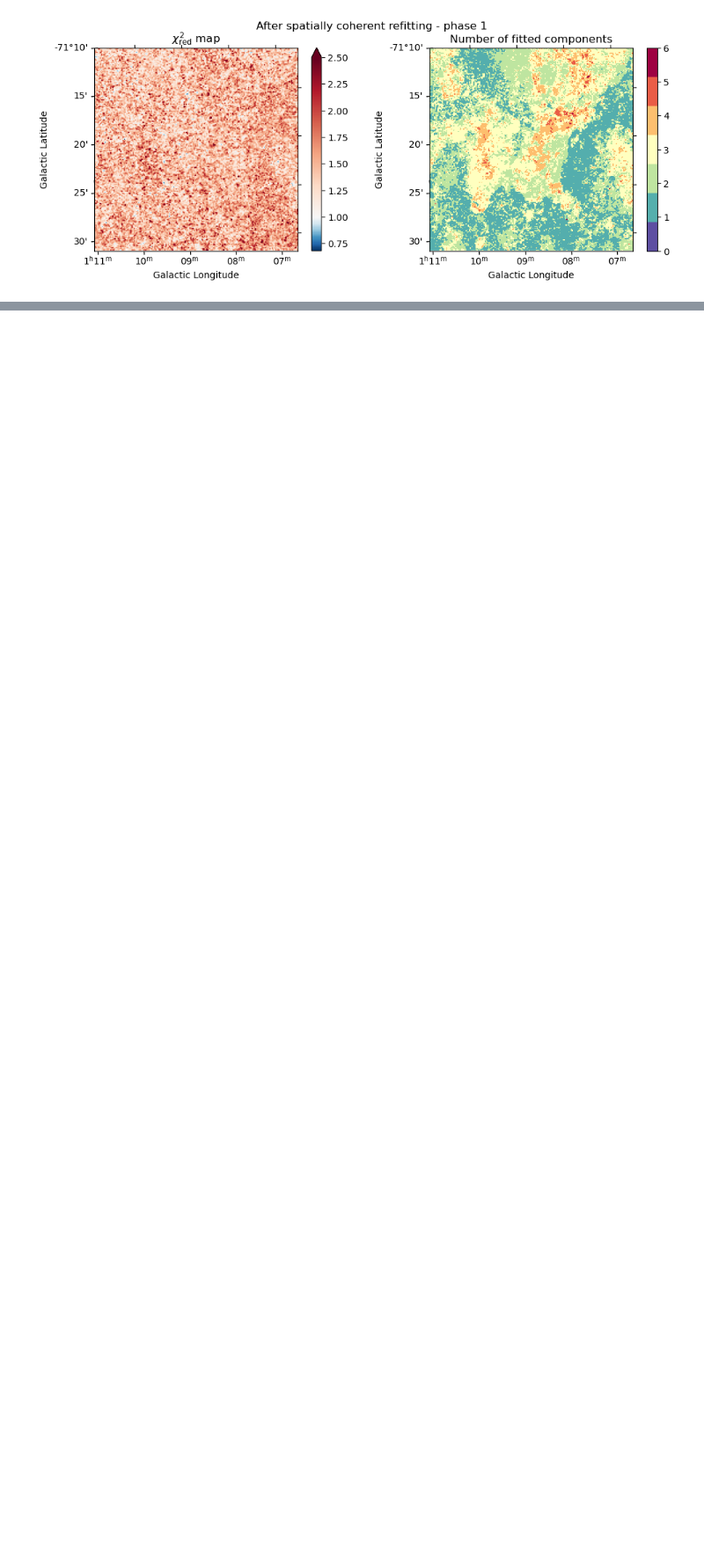
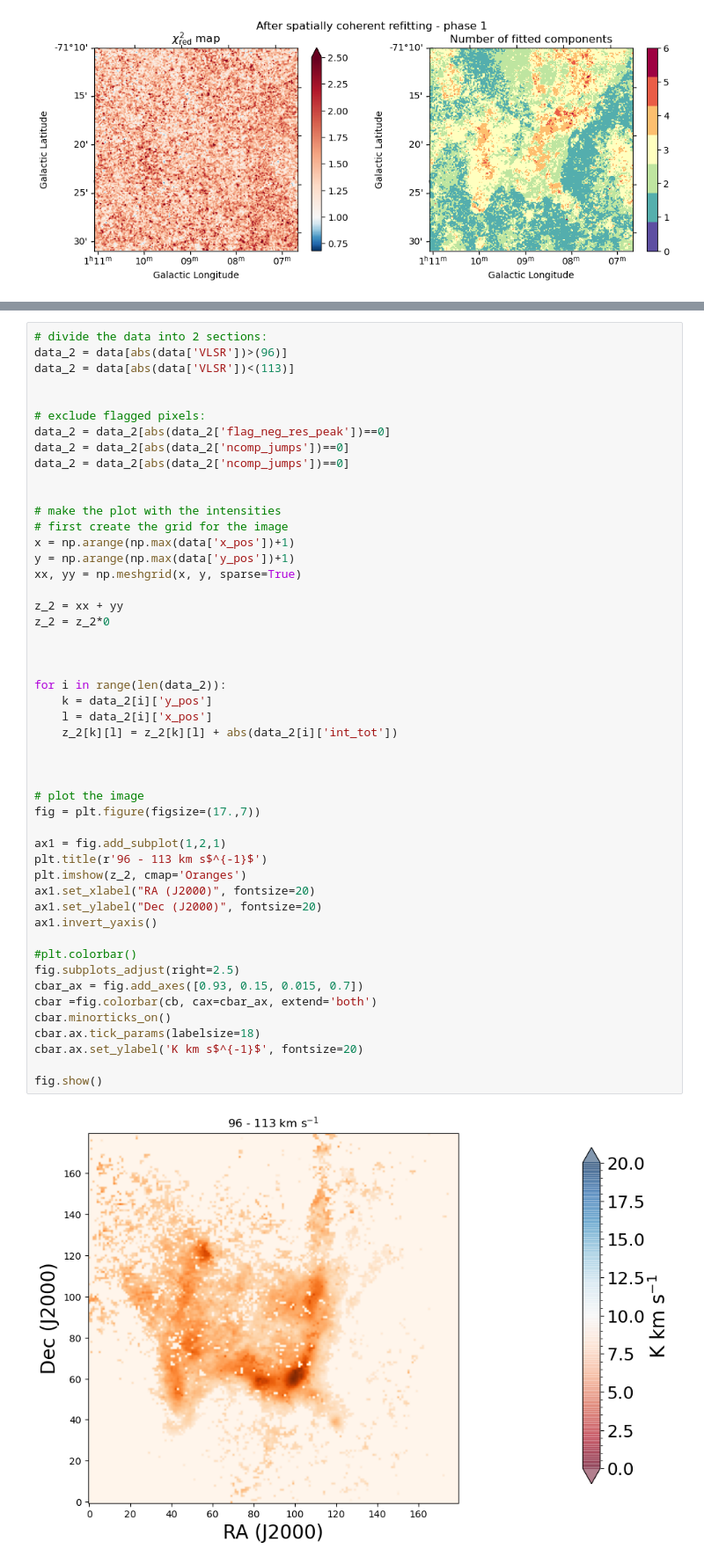
Before and after one commit to OsmerSuarez/Homeworks, a Jupyter notebook: Homework1_Suarez.ipynb, the cells around one changed output, grey strips where cells are left out. Shown at 88% size. Drawn from its saved outputs; the diff is of its cells as text; blank space fills up the shorter version.

```diff
--- a/Homework1_Suarez.ipynb
+++ b/Homework1_Suarez.ipynb
@@ -301,0 +498,51 @@ plt.show()
+# %%
+# divide the data into 2 sections:
+data_2 = data[abs(data['VLSR'])>(96)]
+data_2 = data[abs(data['VLSR'])<(113)]
+
+
+# exclude flagged pixels:
+data_2 = data_2[abs(data_2['flag_neg_res_peak'])==0]
+data_2 = data_2[abs(data_2['ncomp_jumps'])==0]
+data_2 = data_2[abs(data_2['ncomp_jumps'])==0]
+
+
+# make the plot with the intensities
+# first create the grid for the image
+x = np.arange(np.max(data['x_pos'])+1)
+y = np.arange(np.max(data['y_pos'])+1)
+xx, yy = np.meshgrid(x, y, sparse=True)
+
+z_2 = xx + yy
+z_2 = z_2*0
+
+
+
+for i in range(len(data_2)):
+    k = data_2[i]['y_pos']
+    l = data_2[i]['x_pos']
+    z_2[k][l] = z_2[k][l] + abs(data_2[i]['int_tot'])
+
+
+
+# plot the image
+fig = plt.figure(figsize=(17.,7))
+
+ax1 = fig.add_subplot(1,2,1)
+plt.title(r'96 - 113 km s$^{-1}$')
+plt.imshow(z_2, cmap='Oranges')
+ax1.set_xlabel("RA (J2000)", fontsize=20)
+ax1.set_ylabel("Dec (J2000)", fontsize=20)
+ax1.invert_yaxis()
+
+#plt.colorbar()
+fig.subplots_adjust(right=2.5)
+cbar_ax = fig.add_axes([0.93, 0.15, 0.015, 0.7])
+cbar =fig.colorbar(cb, cax=cbar_ax, extend='both')
+cbar.minorticks_on()
+cbar.ax.tick_params(labelsize=18)
+cbar.ax.set_ylabel('K km s$^{-1}$', fontsize=20)
+
+fig.show()
+# %% [output]
+[figure, added]
```
Also changed, not shown: parts of 18 cells of this notebook.
